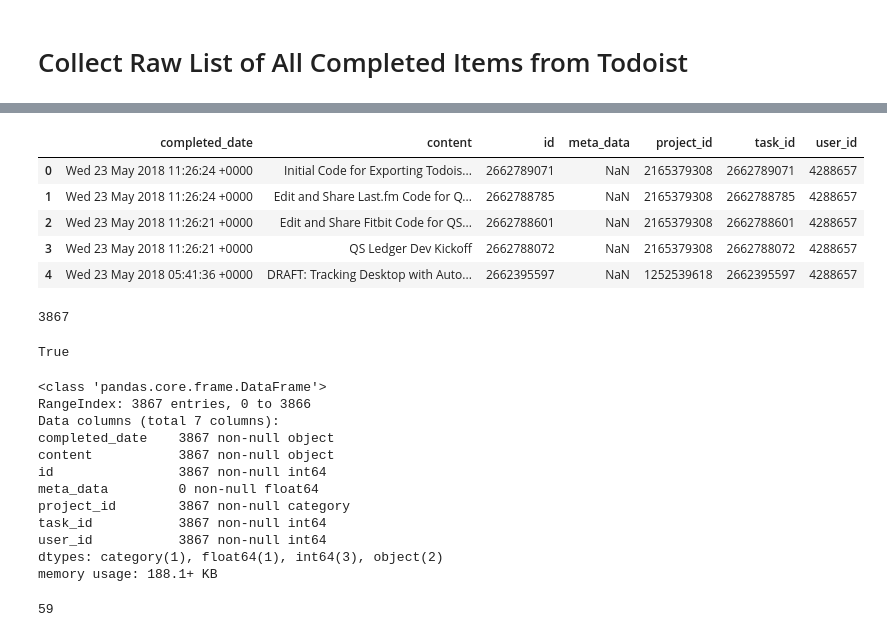
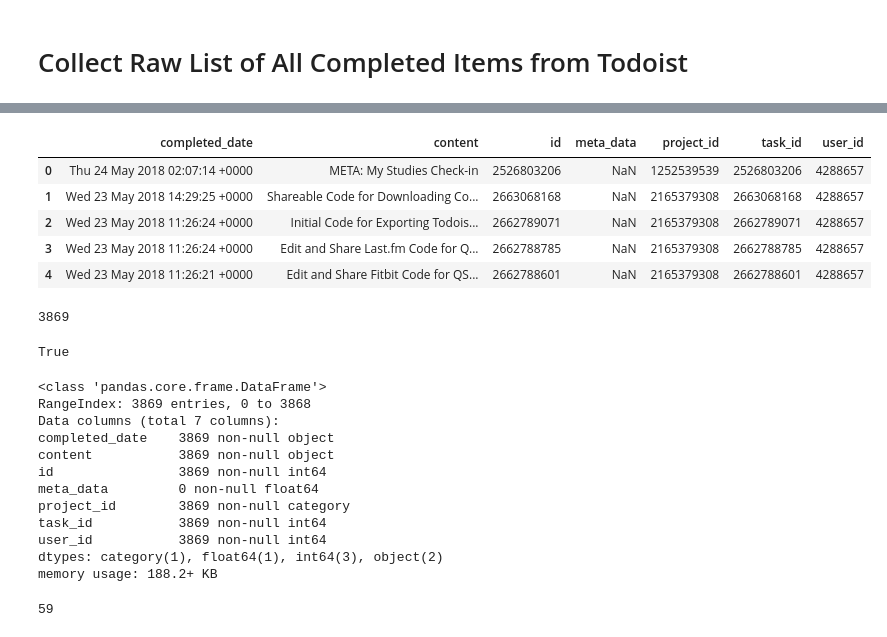
Before and after one commit to markwk/qs_ledger, a Jupyter notebook: todoist/todoist_downloader.ipynb, the cells around one changed output, grey strips where cells are left out. Saved outputs shown, nothing was run; the diff lists cells and outputs as text; code cells hidden in the pictures.

```diff
--- a/todoist/todoist_downloader.ipynb
+++ b/todoist/todoist_downloader.ipynb
@@ -135,21 +148,21 @@ Collecting Additional Todoist Tasks 3850 of 3867
 ...Generating CSV Export
 # %%
-tasks = pd.read_csv("data/todost-raw-tasks-completed.csv")
+past_tasks = pd.read_csv("data/todost-raw-tasks-completed.csv")
 # %%
-tasks.head()
+past_tasks.head()
 # %% [output]
 |  | completed_date | content | id | meta_data | project_id | task_id | user_id |
-| 0 | Wed 23 May 2018 11:26:24 +0000 | Initial Code for Exporting Todois... | 2662789071 | NaN | 2165379308 | 2662789071 | 4288657 |
-| 1 | Wed 23 May 2018 11:26:24 +0000 | Edit and Share Last.fm Code for Q... | 2662788785 | NaN | 2165379308 | 2662788785 | 4288657 |
-| 2 | Wed 23 May 2018 11:26:21 +0000 | Edit and Share Fitbit Code for QS... | 2662788601 | NaN | 2165379308 | 2662788601 | 4288657 |
-| 3 | Wed 23 May 2018 11:26:21 +0000 | QS Ledger Dev Kickoff | 2662788072 | NaN | 2165379308 | 2662788072 | 4288657 |
-| 4 | Wed 23 May 2018 05:41:36 +0000 | DRAFT: Tracking Desktop with Auto... | 2662395597 | NaN | 1252539618 | 2662395597 | 4288657 |
+| 0 | Thu 24 May 2018 02:07:14 +0000 | META: My Studies Check-in | 2526803206 | NaN | 1252539539 | 2526803206 | 4288657 |
+| 1 | Wed 23 May 2018 14:29:25 +0000 | Shareable Code for Downloading Co... | 2663068168 | NaN | 2165379308 | 2663068168 | 4288657 |
+| 2 | Wed 23 May 2018 11:26:24 +0000 | Initial Code for Exporting Todois... | 2662789071 | NaN | 2165379308 | 2662789071 | 4288657 |
+| 3 | Wed 23 May 2018 11:26:24 +0000 | Edit and Share Last.fm Code for Q... | 2662788785 | NaN | 2165379308 | 2662788785 | 4288657 |
+| 4 | Wed 23 May 2018 11:26:21 +0000 | Edit and Share Fitbit Code for QS... | 2662788601 | NaN | 2165379308 | 2662788601 | 4288657 |
 # %%
 # generated count
-collected_total = len(tasks)
+collected_total = len(past_tasks)
 collected_total
 # %% [output]
-3867
+3869
 # %%
 # Does our collected total tasks match stat of completed count on user
 collected_total == user_completed_count
@@ -160,16 +173,16 @@ tasks['project_id'] = tasks.project_id.astype('category')
 # %%
-tasks.info()
+past_tasks.info()
 # %% [output]
 <class 'pandas.core.frame.DataFrame'>
-RangeIndex: 3867 entries, 0 to 3866
+RangeIndex: 3869 entries, 0 to 3868
 Data columns (total 7 columns):
-completed_date    3867 non-null object
-content           3867 non-null object
-id                3867 non-null int64
+completed_date    3869 non-null object
+content           3869 non-null object
+id                3869 non-null int64
 meta_data         0 non-null float64
-project_id        3867 non-null category
-task_id           3867 non-null int64
-user_id           3867 non-null int64
+project_id        3869 non-null category
+task_id           3869 non-null int64
+user_id           3869 non-null int64
 dtypes: category(1), float64(1), int64(3), object(2)
-memory usage: 188.1+ KB
+memory usage: 188.2+ KB
 # %%
```
Also changed, not shown: parts of 48 cells of this notebook.
